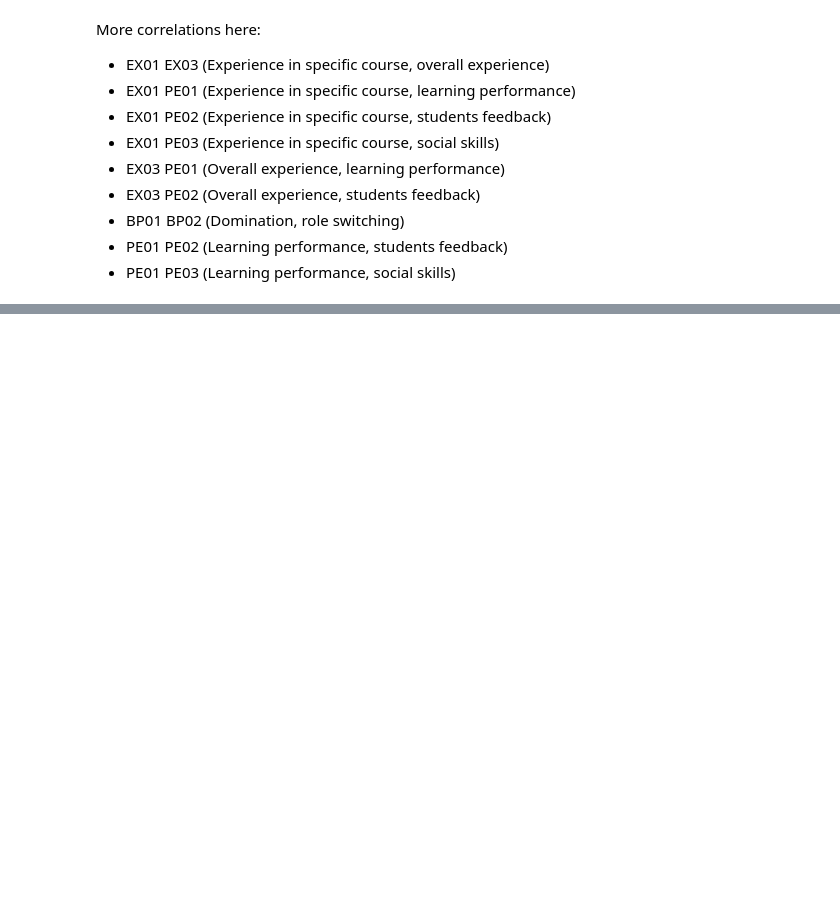
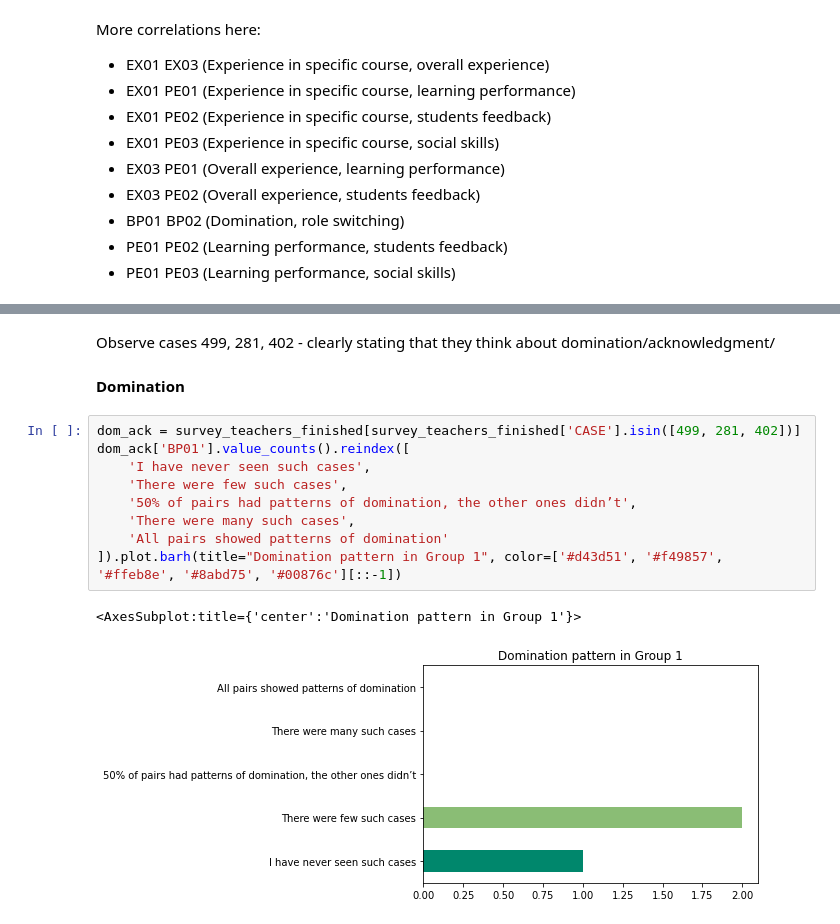
Before and after one commit to lerastromtsova/pair-programming-equity, a Jupyter notebook: Research.ipynb, the cells around one changed output, grey strips where cells are left out. Saved outputs shown, nothing was run; the diff lists cells and outputs as text; blank space fills up the shorter version.

```diff
--- a/Research.ipynb
+++ b/Research.ipynb
@@ -725,0 +850,16 @@ More correlations here:
+# %% [markdown]
+Observe cases 499, 281, 402 - clearly stating that they think about domination/acknowledgment/
+# %% [markdown]
+**Domination**
+# %%
+dom_ack = survey_teachers_finished[survey_teachers_finished['CASE'].isin([499, 281, 402])]
+dom_ack['BP01'].value_counts().reindex([
+    'I have never seen such cases',
+    'There were few such cases',
+    '50% of pairs had patterns of domination, the other ones didn’t',
+    'There were many such cases',
+    'All pairs showed patterns of domination'
+]).plot.barh(title="Domination pattern in Group 1", color=['#d43d51', '#f49857', '#ffeb8e', '#8abd75', '#00876c'][::-1])
+# %% [output]
+<AxesSubplot:title={'center':'Domination pattern in Group 1'}>
+[figure, added]
```
Also changed, not shown: parts of 40 cells of this notebook, 3 other files.
